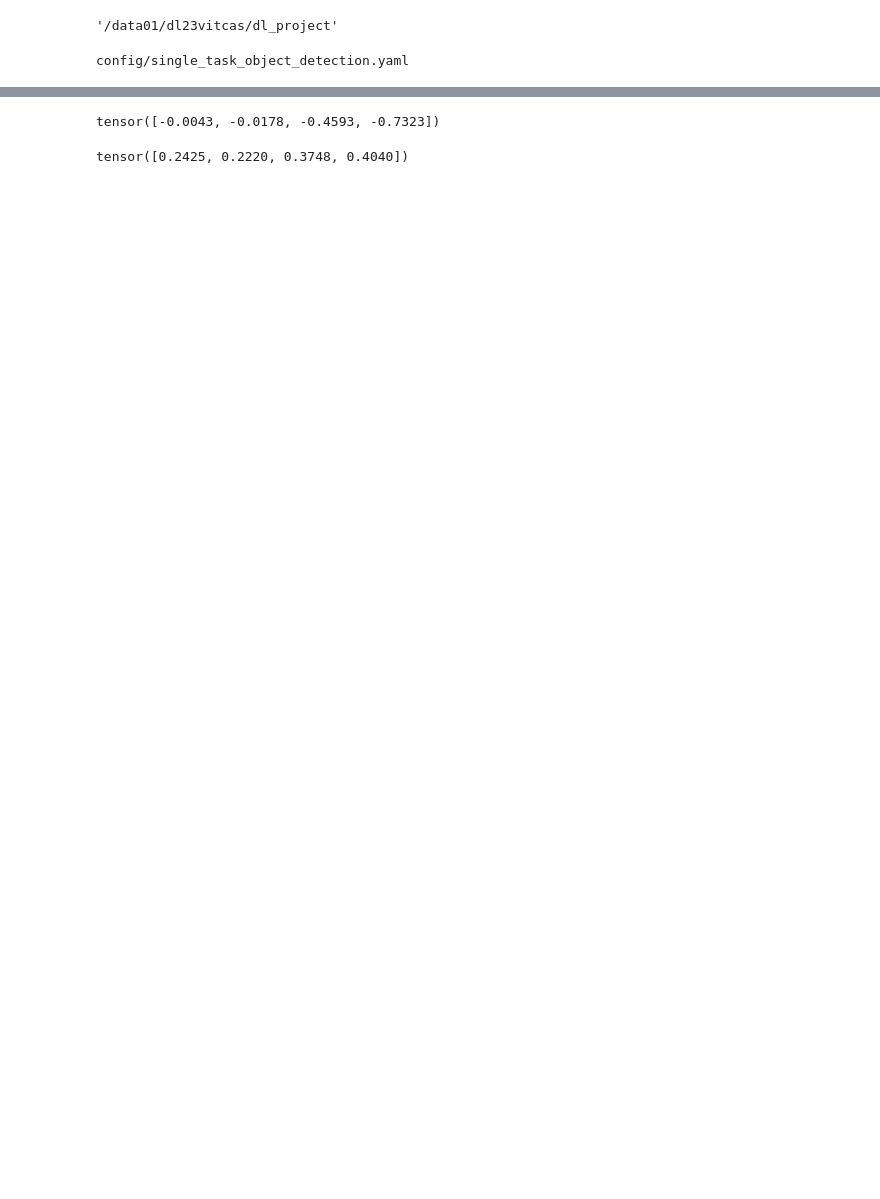
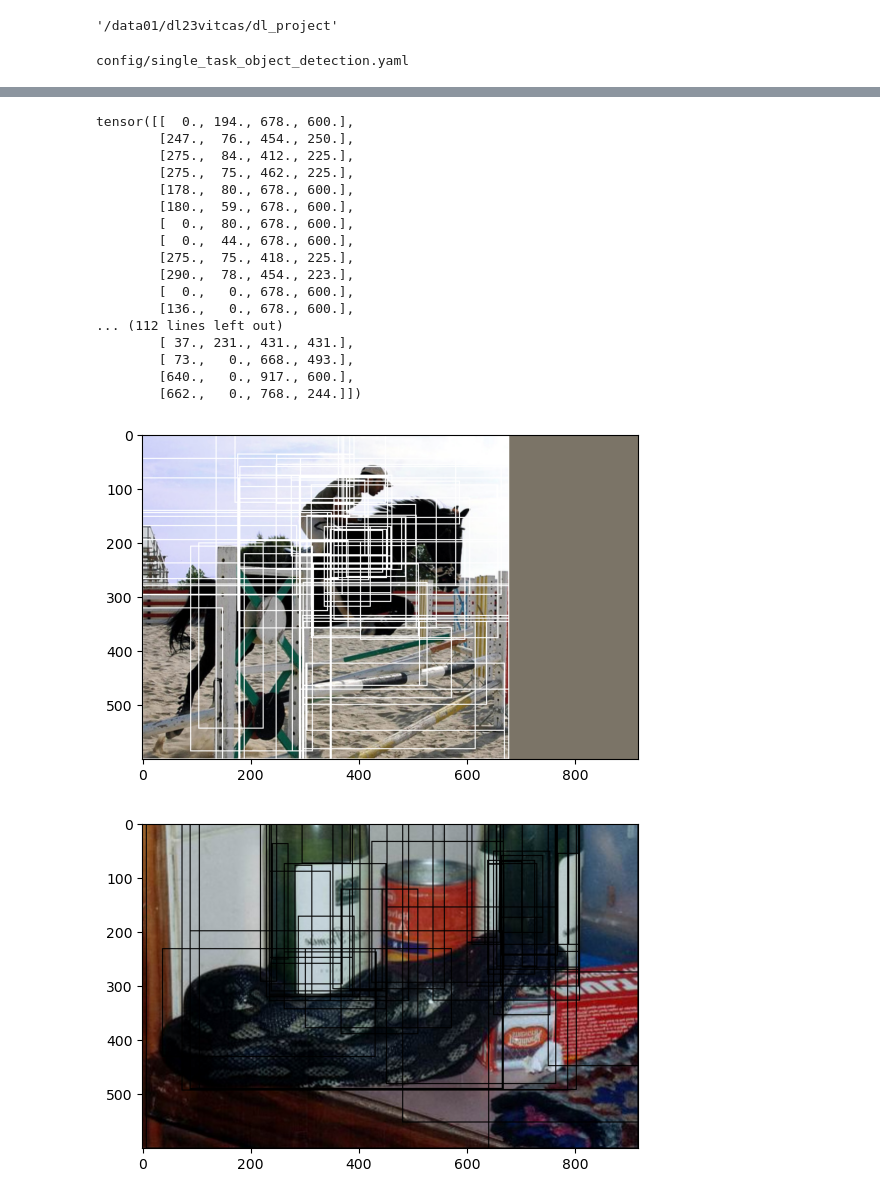
Before and after one commit to vittoriocasula/DL-Project, a Jupyter notebook: src/single_task_object_detection/compute_normalize_values.ipynb, the cells around one changed output, grey strips where cells are left out. Cells and saved outputs as stored; diff of their text form; code cells hidden in the pictures; blank space fills up the shorter version.

```diff
--- a/src/single_task_object_detection/compute_normalize_values.ipynb
+++ b/src/single_task_object_detection/compute_normalize_values.ipynb
@@ -70,25 +48,0 @@ for i, (image, img_size, gt_class, gt_bbox, gt_attributes, ss_rois) in enumerate
-# %%
-"""
-all_offset = []
-for i, (image, img_size, gt_class, gt_bbox, gt_attributes, ss_rois) in enumerate(
-    train_data
-):
-    train_roi, train_cls, train_offset, train_attr = extract_positive_and_negative(
-        gt_class, gt_bbox, gt_attributes, ss_rois
-    )
-    all_offset.append(train_offset)
-    tensor_offsets = torch.cat(all_offset)
-"""
-
-pass
-# %%
-mean = torch.mean(tensor_offsets, dim=0)
-std = torch.std(tensor_offsets, dim=0)
-# %%
-mean
-# %% [output]
-tensor([-0.0043, -0.0178, -0.4593, -0.7323])
-# %%
-std
-# %% [output]
-tensor([0.2425, 0.2220, 0.3748, 0.4040])
@@ -94,0 +77,47 @@ tensor([0.2425, 0.2220, 0.3748, 0.4040])
+# %%
+for i, (batch_images, rois, classes, offsets, attrs, indices_batch) in enumerate(
+    train_dataloader
+):
+    # show(batch_images[0])
+    # show(batch_images[1])
+    # print(rois.shape)
+    print(rois[indices_batch.squeeze(-1) == 0])
+    show_bbox_with_transform(
+        batch_images[0],
+        rois[indices_batch.squeeze(-1) == 0],
+        [0.485, 0.456, 0.406],
+        [0.229, 0.224, 0.225],
+        labels=None,
+        color="white",
+    )
+    print(rois[indices_batch.squeeze(-1) == 1])
+    show_bbox_with_transform(
+        batch_images[1],
+        rois[indices_batch.squeeze(-1) == 1],
+        [0.485, 0.456, 0.406],
+        [0.229, 0.224, 0.225],
+        labels=None,
+        color="black",
+    )
+    if i == 5:
+        break
+# %% [output]
+tensor([[  0., 194., 678., 600.],
+        [247.,  76., 454., 250.],
+        [275.,  84., 412., 225.],
+        [275.,  75., 462., 225.],
+        [178.,  80., 678., 600.],
+        [180.,  59., 678., 600.],
+        [  0.,  80., 678., 600.],
+        [  0.,  44., 678., 600.],
+        [275.,  75., 418., 225.],
+        [290.,  78., 454., 223.],
+        [  0.,   0., 678., 600.],
+        [136.,   0., 678., 600.],
+... (112 lines left out)
+        [ 37., 231., 431., 431.],
+        [ 73.,   0., 668., 493.],
+        [640.,   0., 917., 600.],
+        [662.,   0., 768., 244.]])
+[figure, added]
+[figure, added]
```
Also changed, not shown: parts of 11 cells of this notebook, 23 other files.
